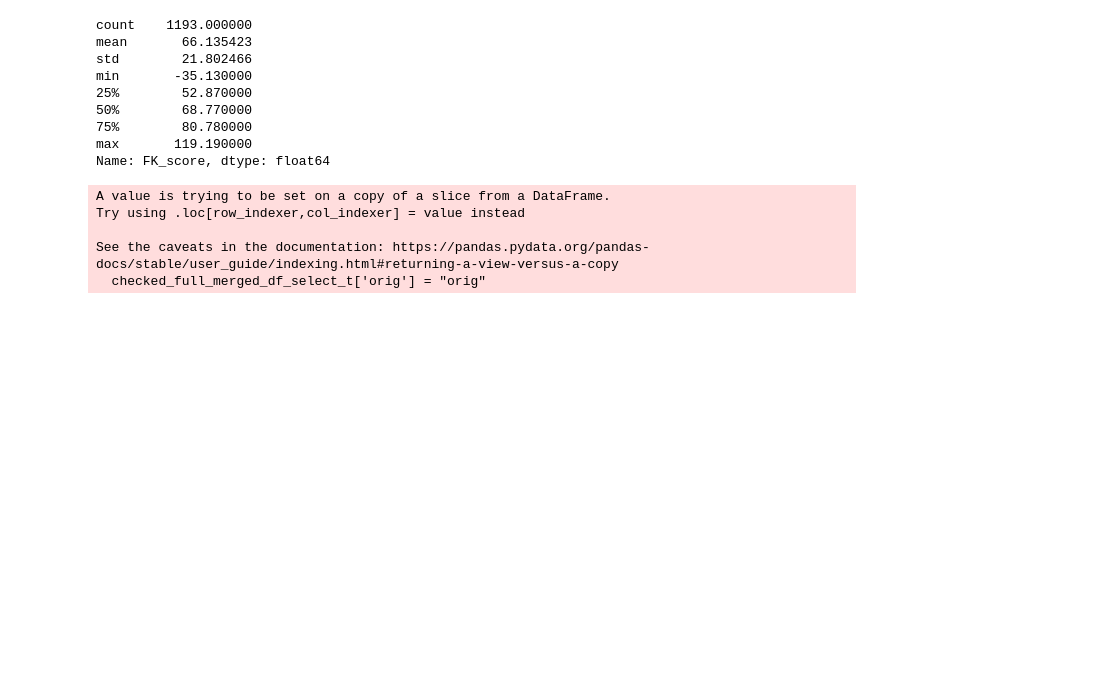
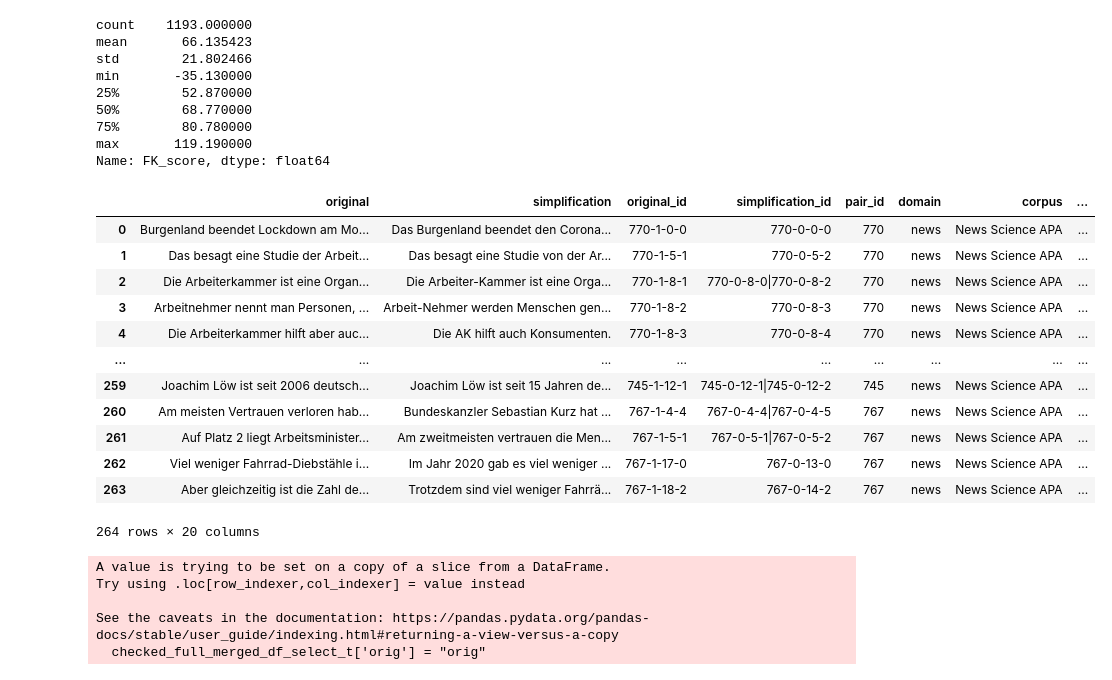
Before and after one commit to ZurichNLP/DETECT, a Jupyter notebook: SimpEval_DE/src/Dataset_Generation.ipynb, the cells around one changed output. Drawn from its saved outputs; the diff is of its cells as text; code cells hidden in the pictures; blank space fills up the shorter version.

```diff
--- a/SimpEval_DE/src/Dataset_Generation.ipynb
+++ b/SimpEval_DE/src/Dataset_Generation.ipynb
@@ -300,5 +317,5 @@ slice_deplain_test_merged = pd.merge(merged_df, test_deplain[['original', 'simpl
 # %%
-slice_deplain_test_merged = slice_deplain_test_merged.drop(columns = ['no_sentences_B1', 'multi_B1', 'no_sentences', 'multi_A2', 'no_sentences_A2', 'original_y', 'simplification'])
+slice_deplain_test_merged = slice_deplain_test_merged.drop(columns = ['no_sentences_B1', 'multi_B1', 'multi_A2', 'no_sentences_A2', 'original_y', 'simplification'])
 slice_deplain_test_merged.columns = ['fileID', 'original', 'simplified_B1', 'simplified_A2', 'alignment']
 slice_deplain_test_merged['align'] = "full"
 # %%
@@ -477,0 +494,2 @@ full_merged_df.shape
+# %%
+full_merged_df['simp_ID'] = range(1, len(full_merged_df) + 1)
@@ -482,4 +510,9 @@ full_merged_df.shape
 # %%
-manual_alignments = pd.read_csv(f"{data_path}/combined_augmented_dataset_tocheck_fin.csv")
-checked_full_merged_df = pd.concat([full_merged_df, manual_alignments], axis = 1)
+manual_alignments = pd.read_csv(f"{data_path}/combined_dataset_manual_check.csv")
+manual_alignments = pd.read_csv("combined_dataset_manual_check.csv")
+checked_full_merged_df = manual_alignments.merge(
+    full_merged_df,
+    on='simp_ID',
+    how='left'
+)
 # %%
@@ -545,3 +575,28 @@ test_deplain_unmatched_checked = pd.concat([test_deplain_unmatched.loc[test_depl
+# %%
+test_deplain_unmatched_checked = (
+    test_deplain_unmatched.loc[test_deplain_unmatched.FK_score < 50, :]
+    .merge(
+        test_deplain_unmatched_alignments.drop(columns="original_id"),
+        how="left",
+        on="simplification_id"
+    )
+)
+# %%
+test_deplain_unmatched_checked
+# %% [output]
+|  | original | simplification | original_id | simplification_id | pair_id | domain | corpus | ... |
+| 0 | Burgenland beendet Lockdown am Mo... | Das Burgenland beendet den Corona... | 770-1-0-0 | 770-0-0-0 | 770 | news | News Science APA | ... |
+| 1 | Das besagt eine Studie der Arbeit... | Das besagt eine Studie von der Ar... | 770-1-5-1 | 770-0-5-2 | 770 | news | News Science APA | ... |
+| 2 | Die Arbeiterkammer ist eine Organ... | Die Arbeiter-Kammer ist eine Orga... | 770-1-8-1 | 770-0-8-0|770-0-8-2 | 770 | news | News Science APA | ... |
+| 3 | Arbeitnehmer nennt man Personen, ... | Arbeit-Nehmer werden Menschen gen... | 770-1-8-2 | 770-0-8-3 | 770 | news | News Science APA | ... |
+| 4 | Die Arbeiterkammer hilft aber auc... | Die AK hilft auch Konsumenten. | 770-1-8-3 | 770-0-8-4 | 770 | news | News Science APA | ... |
+| ... | ... | ... | ... | ... | ... | ... | ... | ... |
+| 259 | Joachim Löw ist seit 2006 deutsch... | Joachim Löw ist seit 15 Jahren de... | 745-1-12-1 | 745-0-12-1|745-0-12-2 | 745 | news | News Science APA | ... |
+| 260 | Am meisten Vertrauen verloren hab... | Bundeskanzler Sebastian Kurz hat ... | 767-1-4-4 | 767-0-4-4|767-0-4-5 | 767 | news | News Science APA | ... |
+| 261 | Auf Platz 2 liegt Arbeitsminister... | Am zweitmeisten vertrauen die Men... | 767-1-5-1 | 767-0-5-1|767-0-5-2 | 767 | news | News Science APA | ... |
+| 262 | Viel weniger Fahrrad-Diebstähle i... | Im Jahr 2020 gab es viel weniger ... | 767-1-17-0 | 767-0-13-0 | 767 | news | News Science APA | ... |
+| 263 | Aber gleichzeitig ist die Zahl de... | Trotzdem sind viel weniger Fahrrä... | 767-1-18-2 | 767-0-14-2 | 767 | news | News Science APA | ... |
+264 rows × 20 columns
 # %%
 test_deplain_unmatched_checked['Match'] = test_deplain_unmatched_checked['Match'].astype(str)
 test_deplain_unmatched_select = test_deplain_unmatched_checked.loc[test_deplain_unmatched_checked['Match'] == "yes", ['original', 'simplification']]
```
Also changed, not shown: parts of 29 cells of this notebook, 1 other file.
